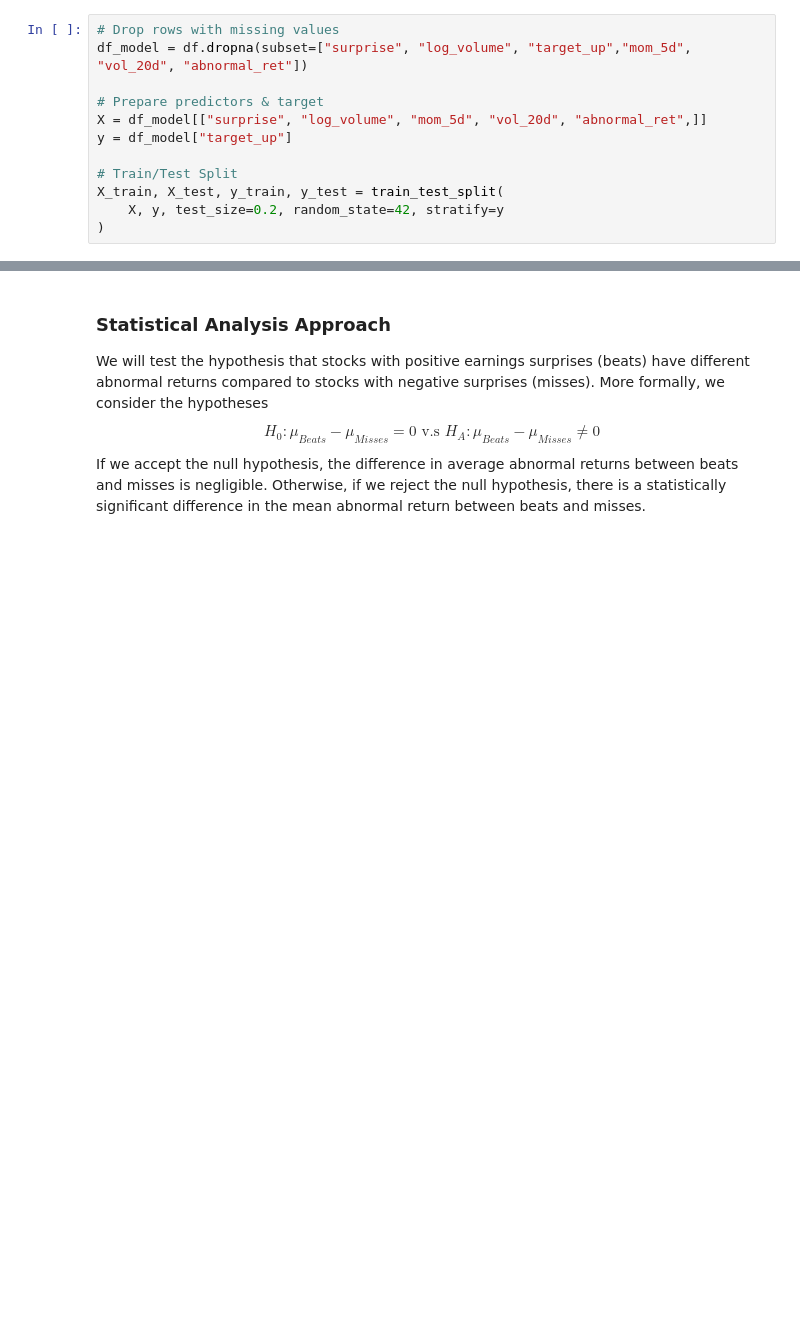
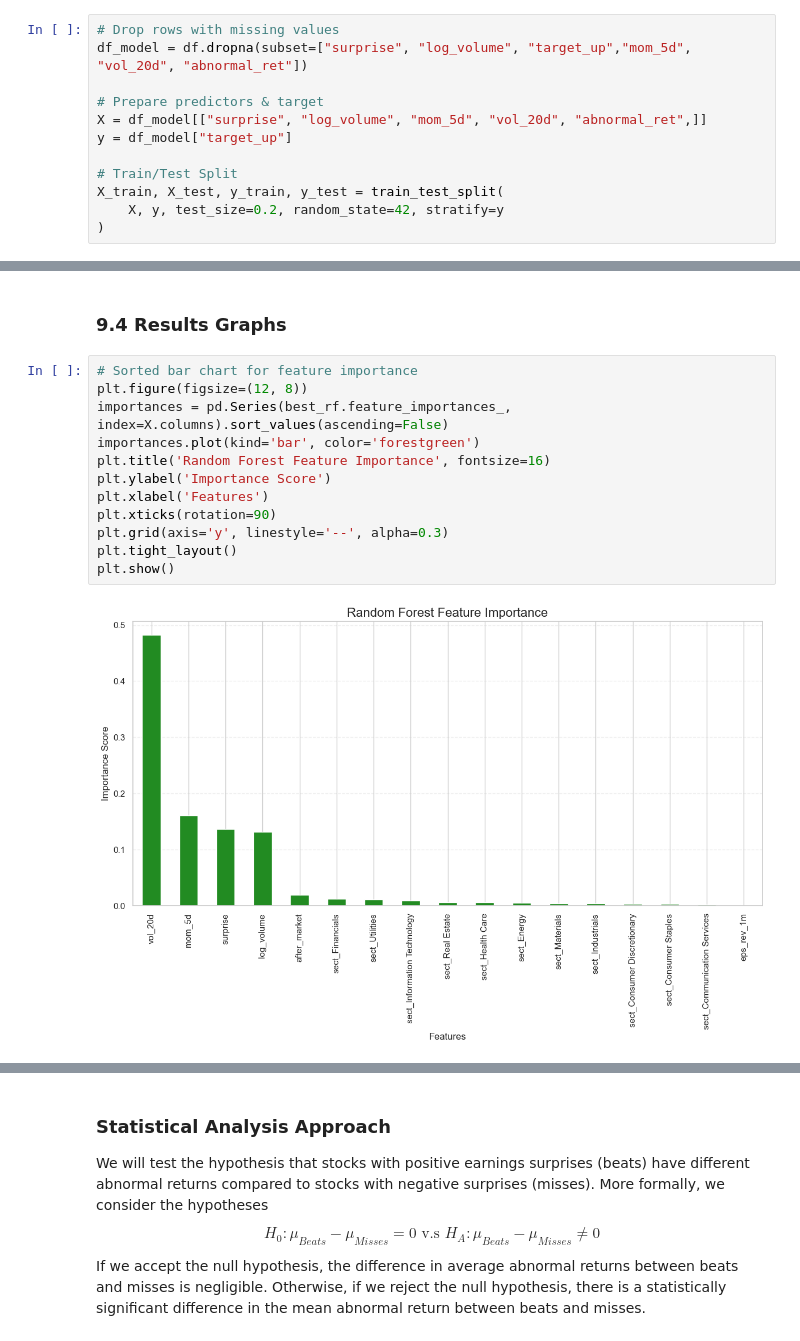
Before and after one commit to edfan1/CIS5450FinalProject, a Jupyter notebook: Notebook.ipynb, the cells around one changed output, grey strips where cells are left out. Drawn from its saved outputs; the diff is of its cells as text; blank space fills up the shorter version.

```diff
--- a/Notebook.ipynb
+++ b/Notebook.ipynb
@@ -1028 +1049,17 @@ eps_rev_1m                     0.000183
 dtype: float64
+# %% [markdown]
+### 9.4 Results Graphs
+# %%
+# Sorted bar chart for feature importance
+plt.figure(figsize=(12, 8))
+importances = pd.Series(best_rf.feature_importances_, index=X.columns).sort_values(ascending=False)
+importances.plot(kind='bar', color='forestgreen')
+plt.title('Random Forest Feature Importance', fontsize=16)
+plt.ylabel('Importance Score')
+plt.xlabel('Features')
+plt.xticks(rotation=90)
+plt.grid(axis='y', linestyle='--', alpha=0.3)
+plt.tight_layout()
+plt.show()
+# %% [output]
+[figure, added]
```
Also changed, not shown: parts of 50 cells of this notebook.
